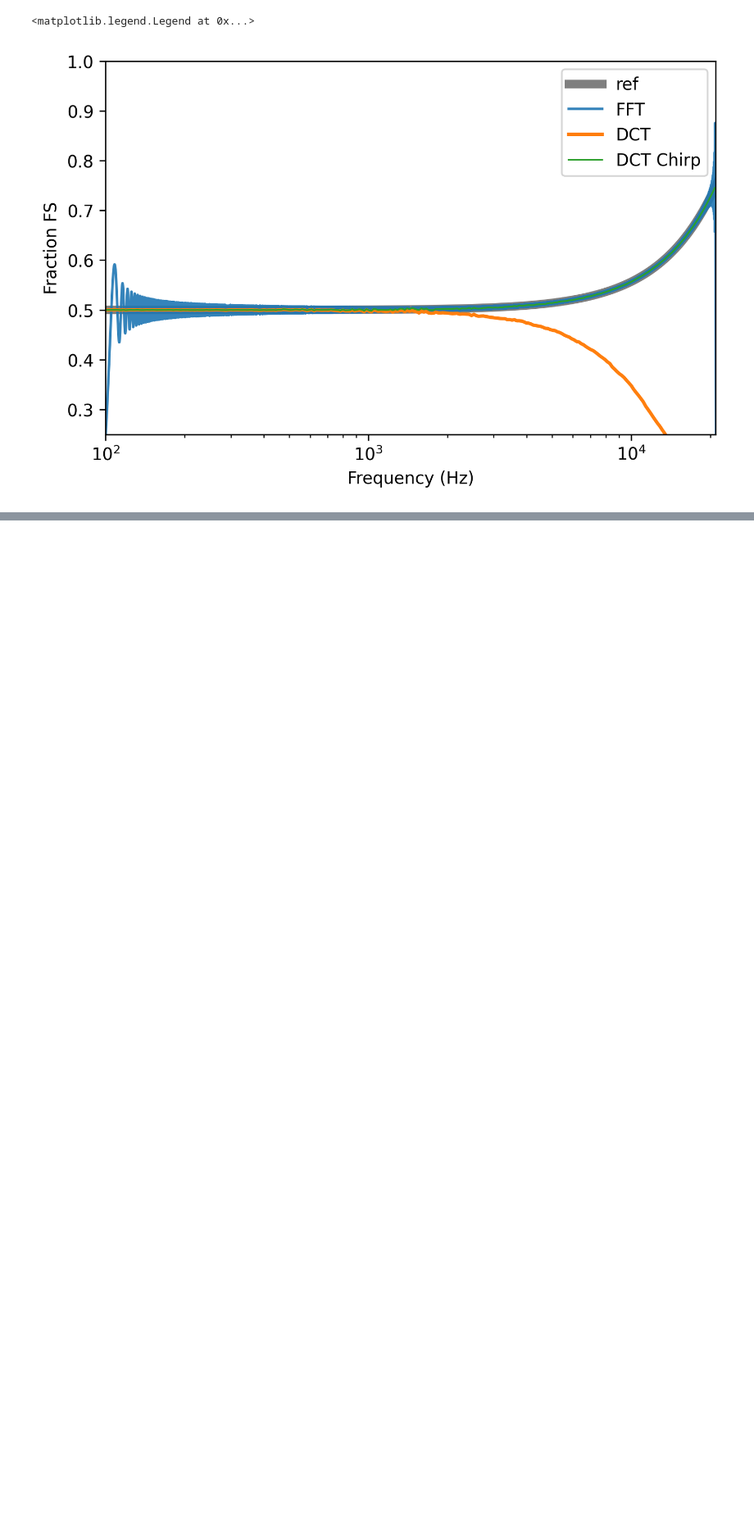
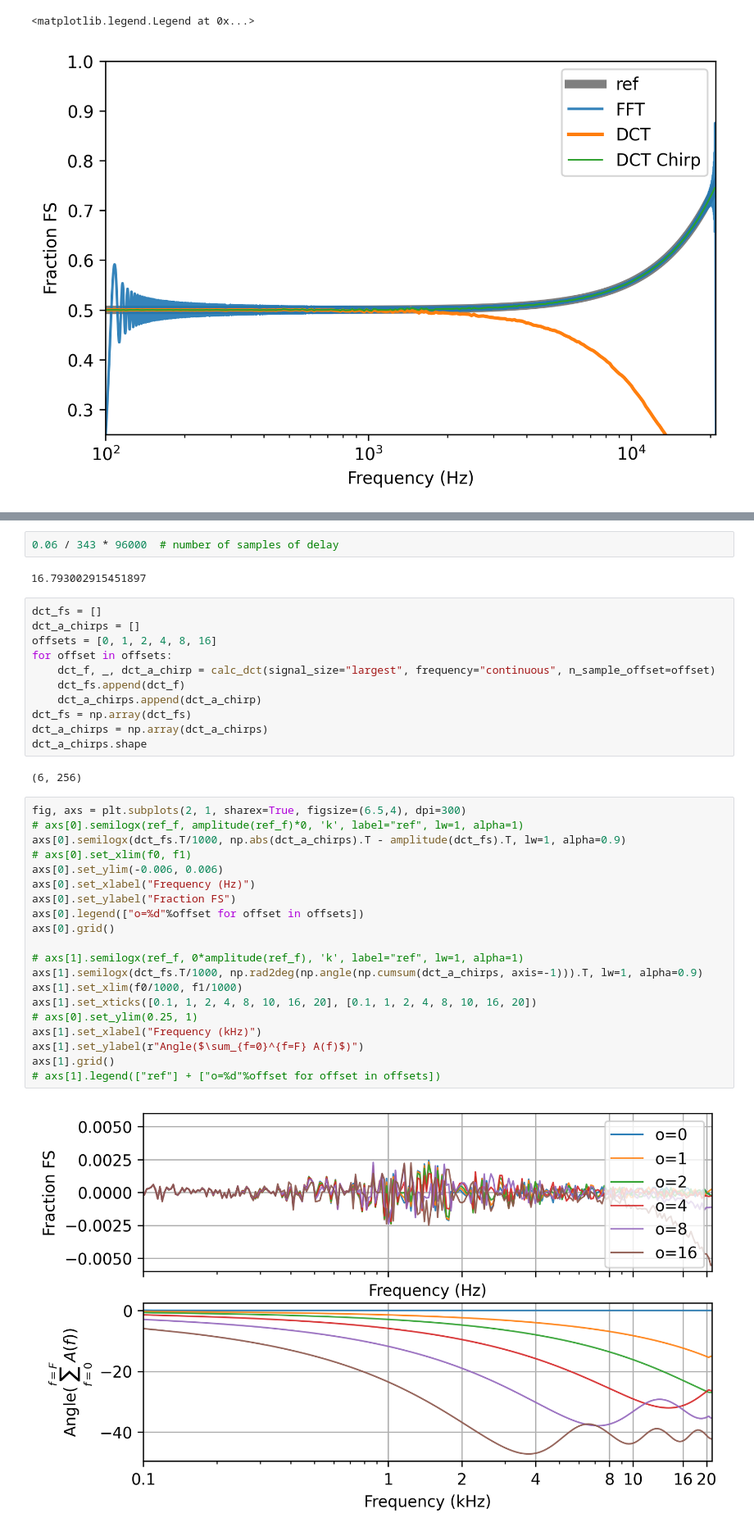
Before and after one commit to Tympan/auren-python, a Jupyter notebook: jupyter_notebooks/WAIProcessingTest.ipynb, the cells around one changed output, grey strips where cells are left out. Shown at 82% size. Cells and saved outputs as stored; diff of their text form; blank space fills up the shorter version.

Commit message:
ANALYSIS: Updated WAI analysis to look at the effect of delays.

```diff
--- a/jupyter_notebooks/WAIProcessingTest.ipynb
+++ b/jupyter_notebooks/WAIProcessingTest.ipynb
@@ -262,2 +281,41 @@ plt.legend()
+# %%
+0.06 / 343 * 96000  # number of samples of delay
+# %% [output]
+16.793002915451897
+# %%
+dct_fs = []
+dct_a_chirps = []
+offsets = [0, 1, 2, 4, 8, 16]
+for offset in offsets:
+    dct_f, _, dct_a_chirp = calc_dct(signal_size="largest", frequency="continuous", n_sample_offset=offset)
+    dct_fs.append(dct_f)
+    dct_a_chirps.append(dct_a_chirp)
+dct_fs = np.array(dct_fs)
+dct_a_chirps = np.array(dct_a_chirps)
+dct_a_chirps.shape
+# %% [output]
+(6, 256)
+# %%
+fig, axs = plt.subplots(2, 1, sharex=True, figsize=(6.5,4), dpi=300)
+# axs[0].semilogx(ref_f, amplitude(ref_f)*0, 'k', label="ref", lw=1, alpha=1)
+axs[0].semilogx(dct_fs.T/1000, np.abs(dct_a_chirps).T - amplitude(dct_fs).T, lw=1, alpha=0.9)
+# axs[0].set_xlim(f0, f1)
+axs[0].set_ylim(-0.006, 0.006)
+axs[0].set_xlabel("Frequency (Hz)")
+axs[0].set_ylabel("Fraction FS")
+axs[0].legend(["o=%d"%offset for offset in offsets])
+axs[0].grid()
+
+# axs[1].semilogx(ref_f, 0*amplitude(ref_f), 'k', label="ref", lw=1, alpha=1)
+axs[1].semilogx(dct_fs.T/1000, np.rad2deg(np.angle(np.cumsum(dct_a_chirps, axis=-1))).T, lw=1, alpha=0.9)
+axs[1].set_xlim(f0/1000, f1/1000)
+axs[1].set_xticks([0.1, 1, 2, 4, 8, 10, 16, 20], [0.1, 1, 2, 4, 8, 10, 16, 20])
+# axs[0].set_ylim(0.25, 1)
+axs[1].set_xlabel("Frequency (kHz)")
+axs[1].set_ylabel(r"Angle($\sum_{f=0}^{f=F} A(f)$)")
+axs[1].grid()
+# axs[1].legend(["ref"] + ["o=%d"%offset for offset in offsets])
+# %% [output]
+[figure, added]
 # %% [markdown]
 # Conclusions
```
Also changed, not shown: parts of 3 cells of this notebook.
